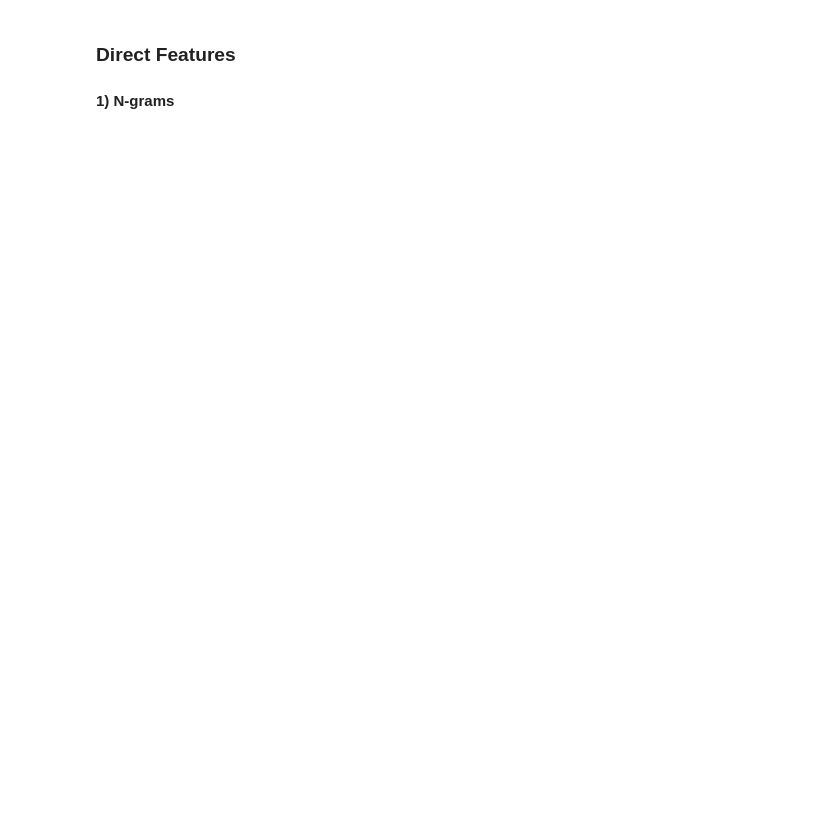
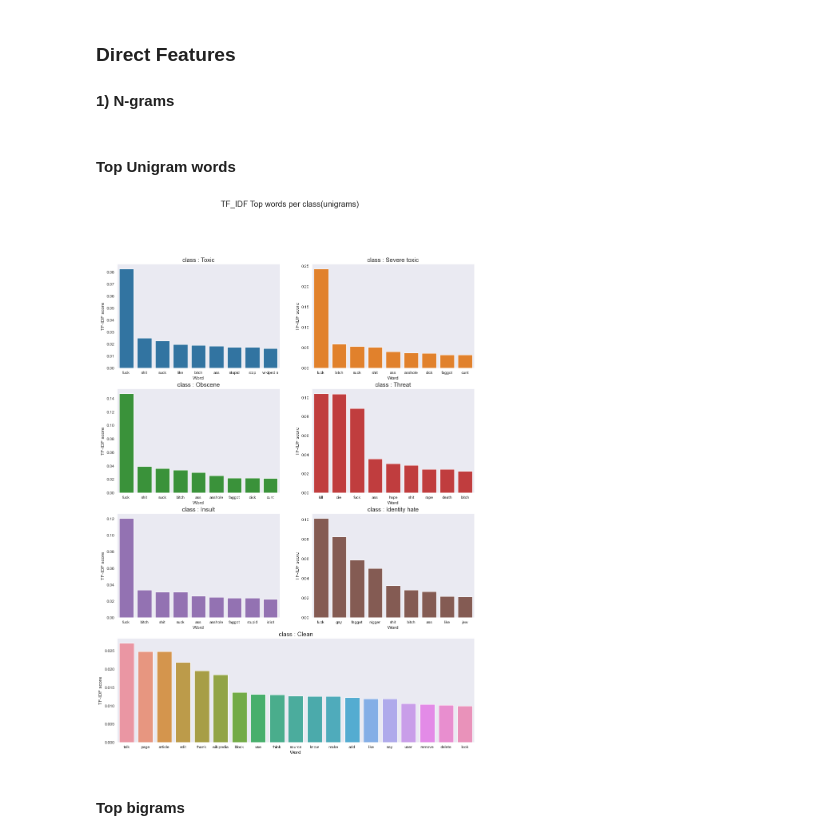
Before and after one commit to karan842/comment-toxicity, a Jupyter notebook: notebooks/02_feature_enigneering_EDA2.ipynb, the cells around one changed output. Drawn from its saved outputs; the diff is of its cells as text; code cells hidden in the pictures; blank space fills up the shorter version.

```diff
--- a/notebooks/02_feature_enigneering_EDA2.ipynb
+++ b/notebooks/02_feature_enigneering_EDA2.ipynb
@@ -923,3 +928,15 @@ clean_corpus = corpus.apply(lambda x:clean(x))
 # %% [markdown]
 ### Direct Features
 #### 1) N-grams
+# %%
+## Using TF-IDF Vectorizer
+from sklearn.feature_extraction.text import TfidfVectorizer
+tfv = TfidfVectorizer(min_df = 200, max_features=10000,
+                       strip_accents='unicode', analyzer='word', ngram_range=(1,1),
+                       use_idf = 1, smooth_idf = 1, sublinear_tf = 1,
+                       stop_words='english')
+tfv.fit(clean_corpus)
+features = np.array(tfv.get_feature_names())
+
+train_unigrams = tfv.transform(clean_corpus.iloc[:train.shape[0]])
+test_unigrams = tfv.transform(clean_corpus.iloc[train.shape[0]:])
@@ -925,0 +980,62 @@ clean_corpus = corpus.apply(lambda x:clean(x))
+# %%
+# get top n for unigrams
+
+tfidf_top_n_per_class = top_feats_by_class(train_unigrams, features)
+# %% [markdown]
+#### Top Unigram words
+# %%
+plt.figure(figsize=(16,22))
+plt.suptitle("TF_IDF Top words per class(unigrams)",fontsize=20)
+gridspec.GridSpec(4,2)
+plt.subplot2grid((4,2),(0,0))
+sns.barplot(tfidf_top_n_per_class[0].features.iloc[0:9],tfidf_top_n_per_class[0].tfidf.iloc[0:9],color=color[0])
+plt.title("class : Toxic",fontsize=15)
+plt.xlabel('Word', fontsize=12)
+plt.ylabel('TF-IDF score', fontsize=12)
+
+plt.subplot2grid((4,2),(0,1))
+sns.barplot(tfidf_top_n_per_class[1].features.iloc[0:9],tfidf_top_n_per_class[1].tfidf.iloc[0:9],color=color[1])
+plt.title("class : Severe toxic",fontsize=15)
+plt.xlabel('Word', fontsize=12)
+plt.ylabel('TF-IDF score', fontsize=12)
+
+
+plt.subplot2grid((4,2),(1,0))
+sns.barplot(tfidf_top_n_per_class[2].features.iloc[0:9],tfidf_top_n_per_class[2].tfidf.iloc[0:9],color=color[2])
+plt.title("class : Obscene",fontsize=15)
+plt.xlabel('Word', fontsize=12)
+plt.ylabel('TF-IDF score', fontsize=12)
+
+
+plt.subplot2grid((4,2),(1,1))
+sns.barplot(tfidf_top_n_per_class[3].features.iloc[0:9],tfidf_top_n_per_class[3].tfidf.iloc[0:9],color=color[3])
+plt.title("class : Threat",fontsize=15)
+plt.xlabel('Word', fontsize=12)
+plt.ylabel('TF-IDF score', fontsize=12)
+
+
+plt.subplot2grid((4,2),(2,0))
+sns.barplot(tfidf_top_n_per_class[4].features.iloc[0:9],tfidf_top_n_per_class[4].tfidf.iloc[0:9],color=color[4])
+plt.title("class : Insult",fontsize=15)
+plt.xlabel('Word', fontsize=12)
+plt.ylabel('TF-IDF score', fontsize=12)
+
+
+plt.subplot2grid((4,2),(2,1))
+sns.barplot(tfidf_top_n_per_class[5].features.iloc[0:9],tfidf_top_n_per_class[5].tfidf.iloc[0:9],color=color[5])
+plt.title("class : Identity hate",fontsize=15)
+plt.xlabel('Word', fontsize=12)
+plt.ylabel('TF-IDF score', fontsize=12)
+
+
+plt.subplot2grid((4,2),(3,0),colspan=2)
+sns.barplot(tfidf_top_n_per_class[6].features.iloc[0:19],tfidf_top_n_per_class[6].tfidf.iloc[0:19])
+plt.title("class : Clean",fontsize=15)
+plt.xlabel('Word', fontsize=12)
+plt.ylabel('TF-IDF score', fontsize=12)
+plt.savefig('../insights/plots/unigram.png')
+plt.show()
+# %% [output]
+[figure, added]
+# %% [markdown]
+#### Top bigrams
```
Also changed, not shown: parts of 5 cells of this notebook, 2 other files.
